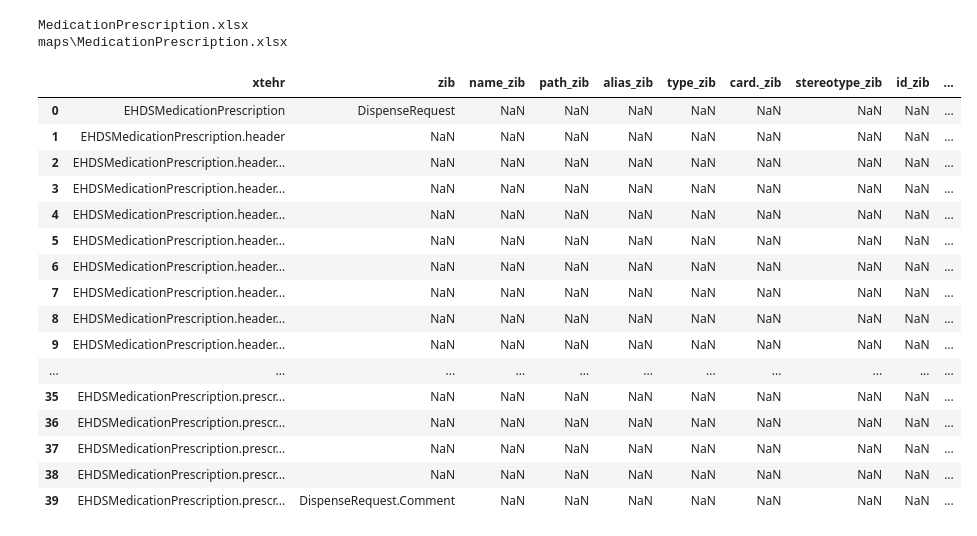
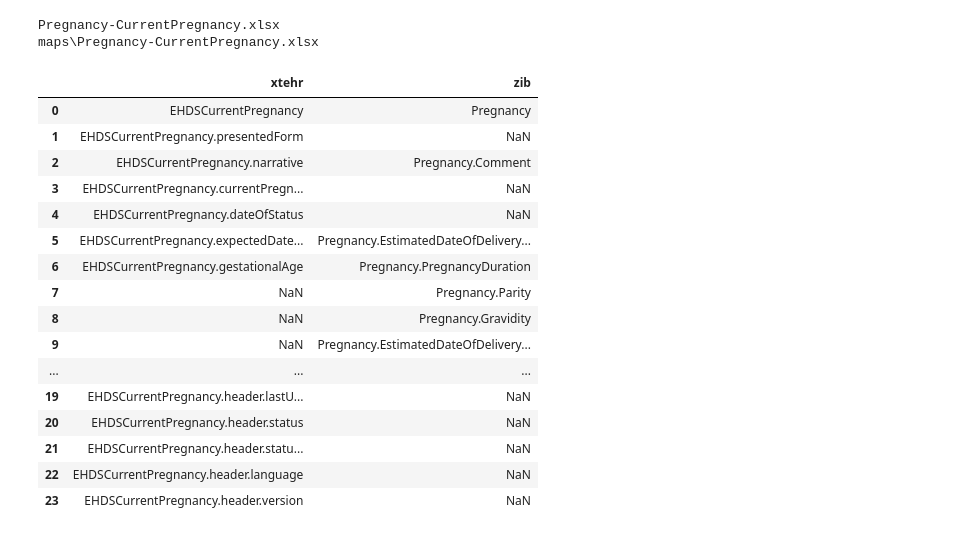
Before and after one commit to Nictiz/eu-nl-compared, a Jupyter notebook: mapping.ipynb, the cells around one changed output. Saved outputs shown, nothing was run; the diff lists cells and outputs as text; code cells hidden in the pictures.

Commit message:
Mapping met currentpregnancy klaar

```diff
--- a/mapping.ipynb
+++ b/mapping.ipynb
@@ -138,34 +142,34 @@ maps = os.listdir(mapbase)
 # %%
-file = maps[10]
+file = maps[15]
 print(file)
 mappath = os.path.join(mapbase, file)
 print(mappath)
 mapdf = pd.read_excel(mappath)
 # Normalize + strip (for non-breaking spaces, Unicode issues)
 mapdf[['zib','xtehr']] = mapdf[['zib','xtehr']].map(
     lambda x: ud.normalize("NFKC", str(x)).replace("\xa0", " ").strip() if pd.notna(x) else x
 )
 mapdf
 # %% [output]
-MedicationPrescription.xlsx
-maps\MedicationPrescription.xlsx
+Pregnancy-CurrentPregnancy.xlsx
+maps\Pregnancy-CurrentPregnancy.xlsx
-|  | xtehr | zib | name_zib | path_zib | alias_zib | type_zib | card._zib | stereotype_zib | id_zib | ... |
-| 0 | EHDSMedicationPrescription | DispenseRequest | NaN | NaN | NaN | NaN | NaN | NaN | NaN | ... |
-| 1 | EHDSMedicationPrescription.header | NaN | NaN | NaN | NaN | NaN | NaN | NaN | NaN | ... |
-| 2 | EHDSMedicationPrescription.header... | NaN | NaN | NaN | NaN | NaN | NaN | NaN | NaN | ... |
-| 3 | EHDSMedicationPrescription.header... | NaN | NaN | NaN | NaN | NaN | NaN | NaN | NaN | ... |
-| 4 | EHDSMedicationPrescription.header... | NaN | NaN | NaN | NaN | NaN | NaN | NaN | NaN | ... |
-| 5 | EHDSMedicationPrescription.header... | NaN | NaN | NaN | NaN | NaN | NaN | NaN | NaN | ... |
-| 6 | EHDSMedicationPrescription.header... | NaN | NaN | NaN | NaN | NaN | NaN | NaN | NaN | ... |
-| 7 | EHDSMedicationPrescription.header... | NaN | NaN | NaN | NaN | NaN | NaN | NaN | NaN | ... |
-| 8 | EHDSMedicationPrescription.header... | NaN | NaN | NaN | NaN | NaN | NaN | NaN | NaN | ... |
-| 9 | EHDSMedicationPrescription.header... | NaN | NaN | NaN | NaN | NaN | NaN | NaN | NaN | ... |
-| ... | ... | ... | ... | ... | ... | ... | ... | ... | ... | ... |
-| 35 | EHDSMedicationPrescription.prescr... | NaN | NaN | NaN | NaN | NaN | NaN | NaN | NaN | ... |
-| 36 | EHDSMedicationPrescription.prescr... | NaN | NaN | NaN | NaN | NaN | NaN | NaN | NaN | ... |
-| 37 | EHDSMedicationPrescription.prescr... | NaN | NaN | NaN | NaN | NaN | NaN | NaN | NaN | ... |
-| 38 | EHDSMedicationPrescription.prescr... | NaN | NaN | NaN | NaN | NaN | NaN | NaN | NaN | ... |
-| 39 | EHDSMedicationPrescription.prescr... | DispenseRequest.Comment | NaN | NaN | NaN | NaN | NaN | NaN | NaN | ... |
+|  | xtehr | zib |
+| 0 | EHDSCurrentPregnancy | Pregnancy |
+| 1 | EHDSCurrentPregnancy.presentedForm | NaN |
+| 2 | EHDSCurrentPregnancy.narrative | Pregnancy.Comment |
+| 3 | EHDSCurrentPregnancy.currentPregn... | NaN |
+| 4 | EHDSCurrentPregnancy.dateOfStatus | NaN |
+| 5 | EHDSCurrentPregnancy.expectedDate... | Pregnancy.EstimatedDateOfDelivery... |
+| 6 | EHDSCurrentPregnancy.gestationalAge | Pregnancy.PregnancyDuration |
+| 7 | NaN | Pregnancy.Parity |
+| 8 | NaN | Pregnancy.Gravidity |
+| 9 | NaN | Pregnancy.EstimatedDateOfDelivery... |
+| ... | ... | ... |
+| 19 | EHDSCurrentPregnancy.header.lastU... | NaN |
+| 20 | EHDSCurrentPregnancy.header.status | NaN |
+| 21 | EHDSCurrentPregnancy.header.statu... | NaN |
+| 22 | EHDSCurrentPregnancy.header.language | NaN |
+| 23 | EHDSCurrentPregnancy.header.version | NaN |
 # %%
 mapping = mapdf[['xtehr', 'zib']].merge(zibdf.add_suffix('_zib'), left_on='zib', right_on='path_zib', how='outer').merge(xlmdf.add_suffix('_xtehr'), left_on='xtehr', right_on='path_xtehr', how='outer')
 mapping
```
Also changed, not shown: parts of 8 cells of this notebook, 16 other files.
